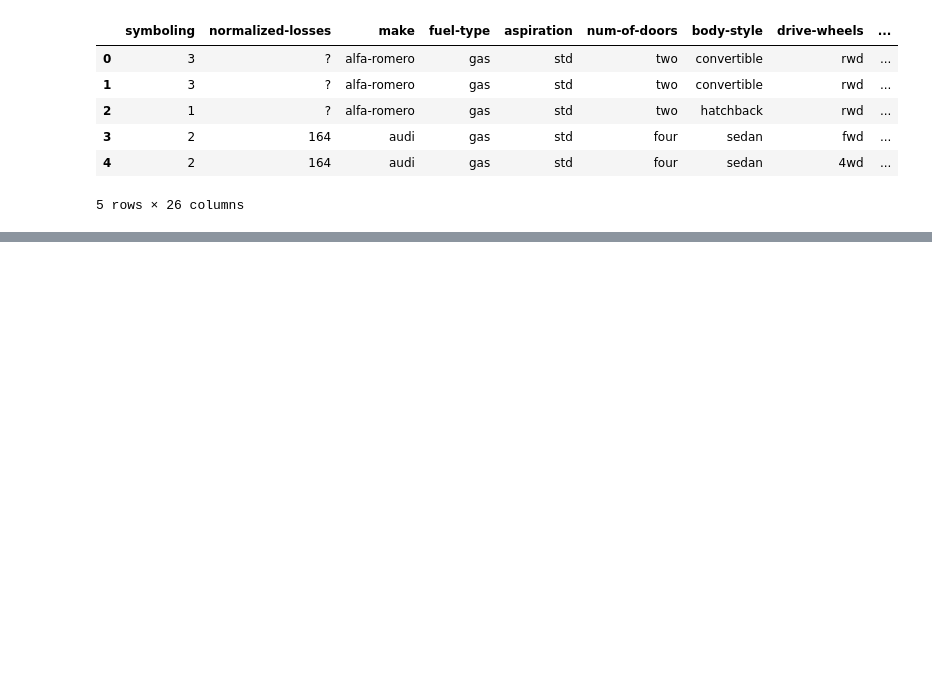
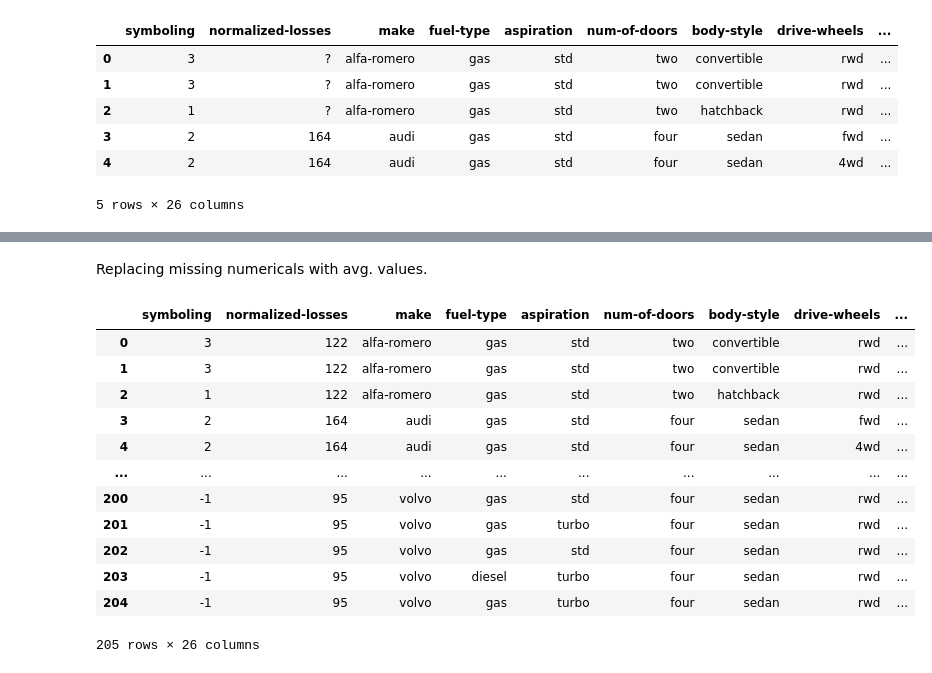
Before and after one commit to MehediEhteshum/CarPriceDataWranglingViz, a Jupyter notebook: CarPrice-DataWrangling&Viz.ipynb, the cells around one changed output, grey strips where cells are left out. Saved outputs shown, nothing was run; the diff lists cells and outputs as text; code cells hidden in the pictures; blank space fills up the shorter version.

Commit message:
Dealt with missing data;

```diff
--- a/CarPrice-DataWrangling&Viz.ipynb
+++ b/CarPrice-DataWrangling&Viz.ipynb
@@ -41,0 +46,3 @@ df.head()
+# %%
+df.replace("?", np.NaN, inplace=True)
+df.head()
@@ -41,0 +59,3 @@ df.head()
+# %%
+missing_data = df.isnull() # If data is missing then "True" else "False".
+missing_data.head()
@@ -41,0 +70,20 @@ df.head()
+# %%
+avg_values = {} # Initializing an empty dictionary for avg. values.
+# Accessing column names.
+for column in missing_data.columns.values.tolist():
+    # Accessing value instances from a column.
+    for value in list(missing_data[column].value_counts().items()):
+        if str(value[0]) == "True":
+            print("Missing values in " + column + ": " +
+                  str(value[1]))
+            # Filtering numericals.
+            try:
+                # Ignoring "price", as it is the target variable.
+                if column != "price":
+                    avg_values[column] = df[column].astype("float").mean(axis=0)
+                    print("Its avg. value: " + str(avg_values[column]))
+                    print("")
+                if column == "price":
+                    print("It's the target variable.\n")
+            except:
+                print("It's a categorical variable.\n")
@@ -41,0 +111,21 @@ df.head()
+# %% [markdown]
+Replacing missing numericals with avg. values.
+# %%
+for value in avg_values:
+    # value = column name.
+    df[value].replace(np.NaN, avg_values[value], inplace=True)
+df
+# %% [output]
+|  | symboling | normalized-losses | make | fuel-type | aspiration | num-of-doors | body-style | drive-wheels | ... |
+| 0 | 3 | 122 | alfa-romero | gas | std | two | convertible | rwd | ... |
+| 1 | 3 | 122 | alfa-romero | gas | std | two | convertible | rwd | ... |
+| 2 | 1 | 122 | alfa-romero | gas | std | two | hatchback | rwd | ... |
+| 3 | 2 | 164 | audi | gas | std | four | sedan | fwd | ... |
+| 4 | 2 | 164 | audi | gas | std | four | sedan | 4wd | ... |
+| ... | ... | ... | ... | ... | ... | ... | ... | ... | ... |
+| 200 | -1 | 95 | volvo | gas | std | four | sedan | rwd | ... |
+| 201 | -1 | 95 | volvo | gas | turbo | four | sedan | rwd | ... |
+| 202 | -1 | 95 | volvo | gas | std | four | sedan | rwd | ... |
+| 203 | -1 | 95 | volvo | diesel | turbo | four | sedan | rwd | ... |
+| 204 | -1 | 95 | volvo | gas | turbo | four | sedan | rwd | ... |
+205 rows × 26 columns
```
Also changed, not shown: parts of 8 cells of this notebook, 1 other file.
